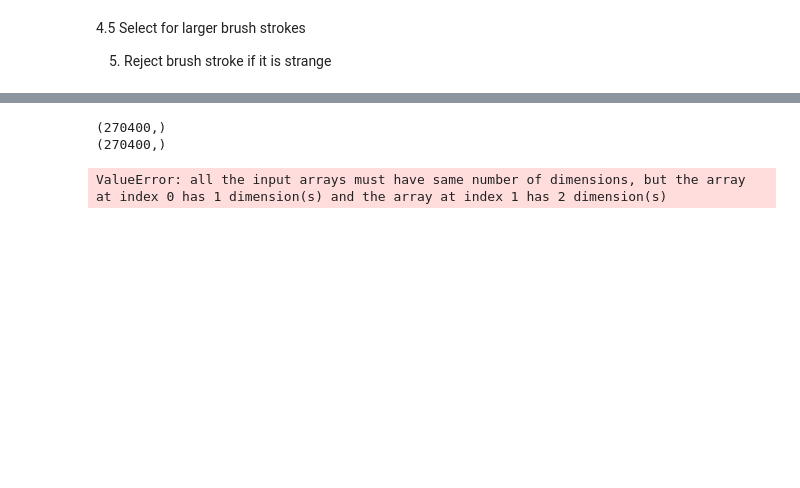
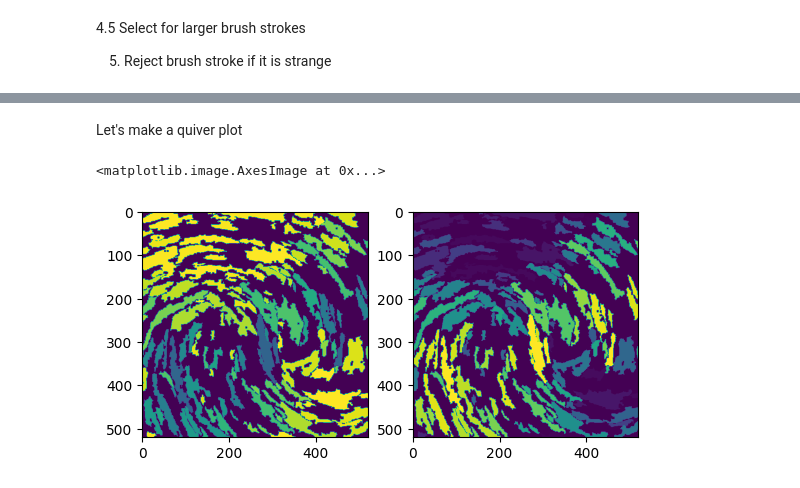
Before and after one commit to felixomahony/masters-thesis, a Jupyter notebook: image-segmentation/segmentation.ipynb, the cells around one changed output, grey strips where cells are left out. Drawn from its saved outputs; the diff is of its cells as text; code cells hidden in the pictures; blank space fills up the shorter version.

Commit message:
brushes-complete
first version of brushstroke segmentation is complete. It's not perfect by any means but it isn't bad

```diff
--- a/image-segmentation/segmentation.ipynb
+++ b/image-segmentation/segmentation.ipynb
@@ -157,4 +170,6 @@ Now we want to extract a vector field. Do this by fitting an x-y line to each br
 # %%
+directions = []
+
 a = np.ones([im_maxvar.shape[0],1])
 b = np.array([range(im_maxvar.shape[1])])
 x_ordinates = np.reshape(a @ b, np.size(im_maxvar))
@@ -163,14 +178,24 @@ b = np.ones([im_maxvar.shape[0],1]).T
 y_ordinates =  np.reshape(a @ b, np.size(im_maxvar))
 
 for r in range(len(brushstrokes)):
-    selected_x = x_ordinates[np.reshape(brushstrokes[r], np.size(im_maxvar))]
-    selected_y = y_ordinates[np.reshape(brushstrokes[r], np.size(im_maxvar))]
-    print(selected_x.shape)
-    print(selected_y.shape)
-    selected_x = np.hstack((selected_x, np.ones([np.size(im_maxvar),1])))
-
-    m = np.invert(selected_x.T@selected_x)*(selected_x.T@selected_y)
+    selection = np.bool8(np.reshape(brushstrokes[r], np.size(im_maxvar)))
+    selected_x = np.array([x_ordinates[selection]])
+    selected_y = np.array([y_ordinates[selection]])
+    selected_x = np.vstack((selected_x, np.ones([1,np.size(selected_x)])))
+    m = np.linalg.solve(selected_x@selected_x.T,selected_x@selected_y.T)[0,0] #Nb [1,0] would refer to the constant term. w ∈ R^{2,1}
+    directions.append(np.abs(m))
-# %% [output]
-(270400,)
-(270400,)
-ValueError: all the input arrays must have same number of dimensions, but the array at index 0 has 1 dimension(s) and the array at index 1 has 2 dimension(s)
+# %% [markdown]
+Let's make a quiver plot
+# %%
+U = np.zeros(im_maxvar.shape)
+V = np.zeros(im_maxvar.shape)
+for i in range(len(directions)):
+    U = U+brushstrokes[i]*1/(np.sqrt(directions[i]*directions[i]+1))
+    V = V+brushstrokes[i]*directions[i]/(np.sqrt(directions[i]*directions[i]+1))
+plt.subplot(1,2,1)
+plt.imshow(U)
+plt.subplot(1,2,2)
+plt.imshow(V)
+# %% [output]
+<matplotlib.image.AxesImage at 0x...>
+[figure, added]
```
Also changed, not shown: parts of 5 cells of this notebook, 7 other files.
